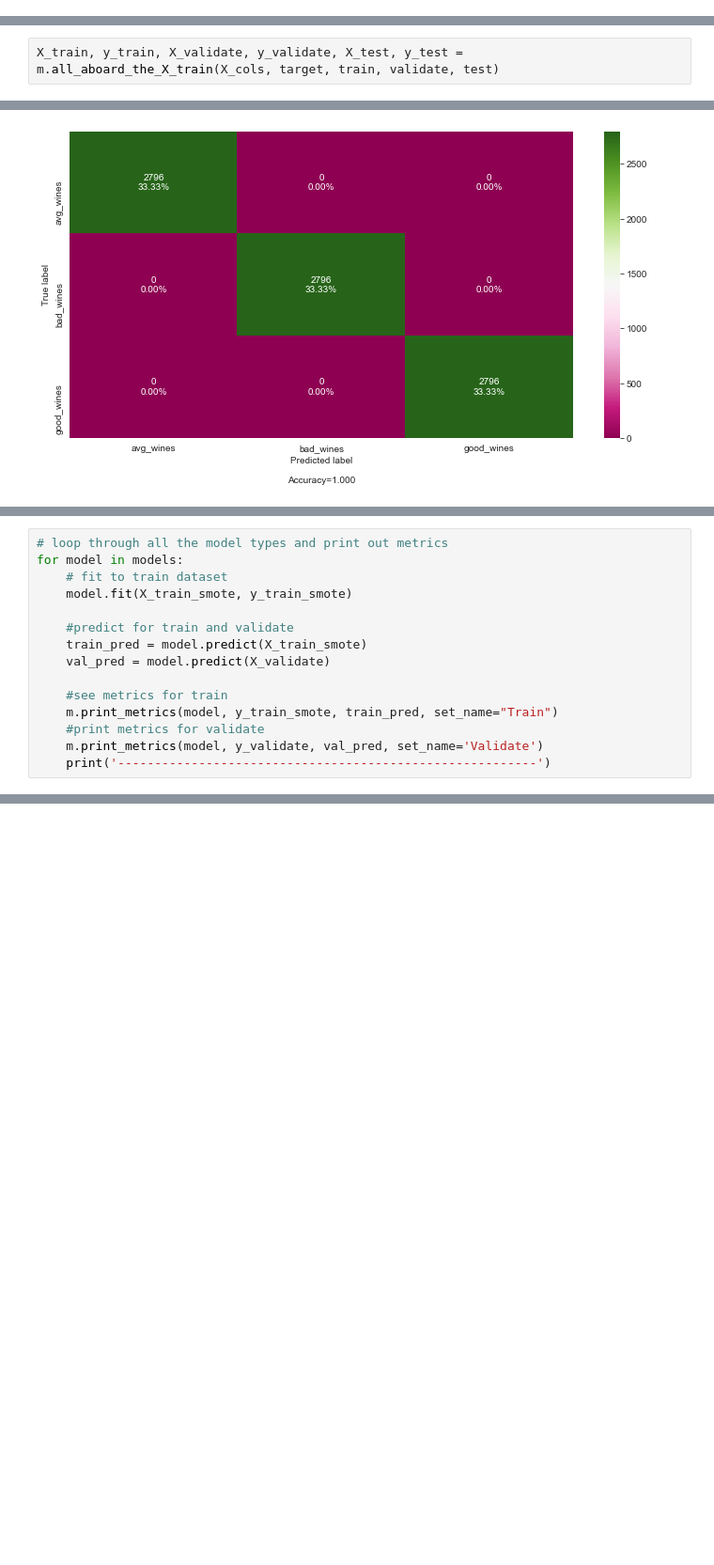
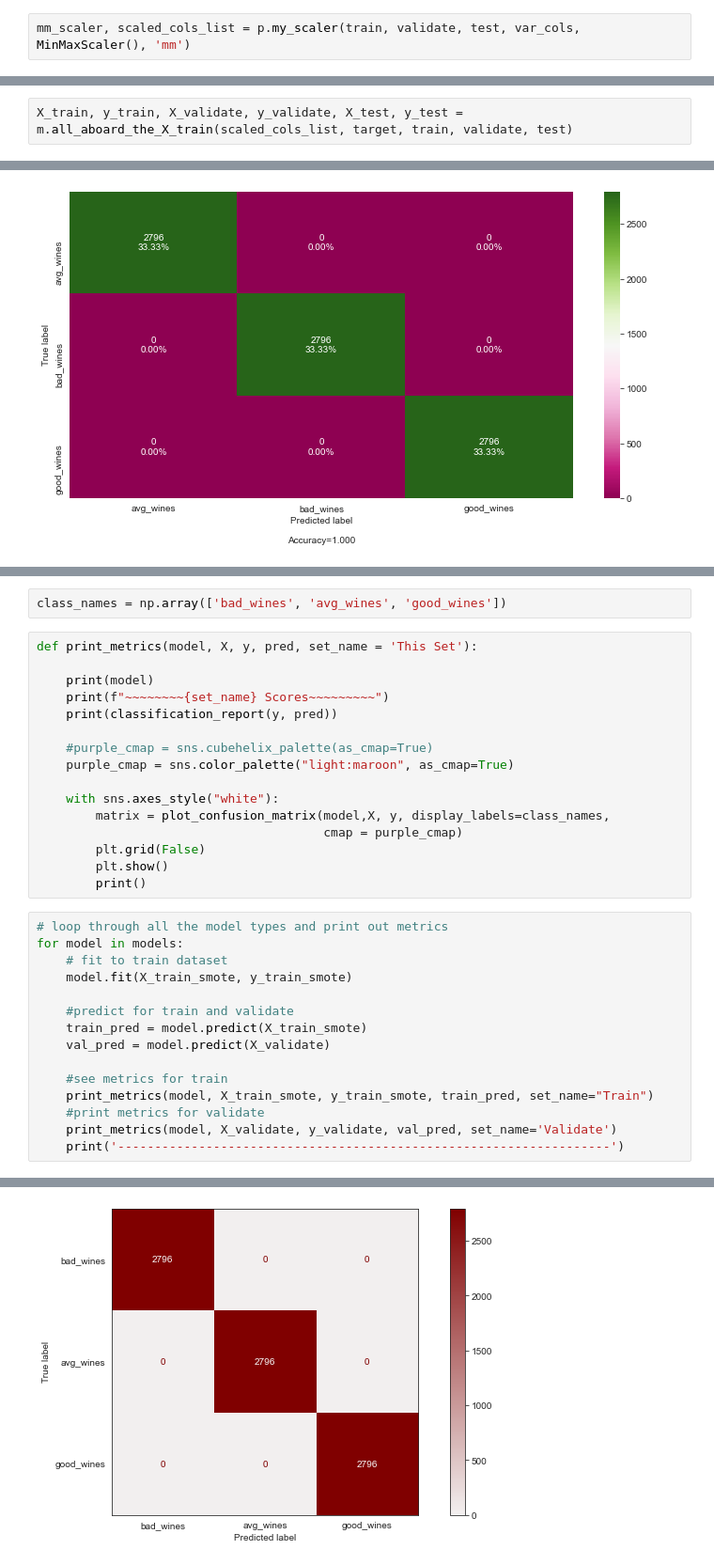
Before and after one commit to HeatherOrtegaMcMillan/in_vino_veritas, a Jupyter notebook: inital_notebook.ipynb, the cells around one changed output, grey strips where cells are left out. Shown at 94% size. Cells and saved outputs as stored; diff of their text form; blank space fills up the shorter version.

Commit message:
do a lot more in the model selection department

```diff
--- a/inital_notebook.ipynb
+++ b/inital_notebook.ipynb
@@ -680,3 +691,5 @@ var_cols = ['fixed_acidity',
  'alcohol', 'is_white']
 
 target = 'quality_bins_str'
+# %%
+mm_scaler, scaled_cols_list = p.my_scaler(train, validate, test, var_cols, MinMaxScaler(), 'mm')
@@ -690,5 +721,5 @@ X_cols = m.select_kbest(train[var_cols], train[target], 5)
 # %%
-X_train, y_train, X_validate, y_validate, X_test, y_test = m.all_aboard_the_X_train(X_cols, target, train, validate, test)
+X_train, y_train, X_validate, y_validate, X_test, y_test = m.all_aboard_the_X_train(scaled_cols_list, target, train, validate, test)
 # %%
 # Data set is imbalanced. Use SMOTE to balance out dataset and get more of the lower classes
 from imblearn.over_sampling import SMOTE
@@ -796,3 +786,21 @@ RandomForestClassifier()
+# %%
+class_names = np.array(['bad_wines', 'avg_wines', 'good_wines'])
+# %%
+def print_metrics(model, X, y, pred, set_name = 'This Set'):
+
+    print(model)
+    print(f"~~~~~~~~{set_name} Scores~~~~~~~~~")
+    print(classification_report(y, pred))
+
+    #purple_cmap = sns.cubehelix_palette(as_cmap=True)
+    purple_cmap = sns.color_palette("light:maroon", as_cmap=True)
+
+    with sns.axes_style("white"):
+        matrix = plot_confusion_matrix(model,X, y, display_labels=class_names,
+                                       cmap = purple_cmap)
+        plt.grid(False)
+        plt.show()
+        print()
 # %%
 # loop through all the model types and print out metrics
 for model in models:
@@ -804,9 +812,9 @@ for model in models:
     val_pred = model.predict(X_validate)
 
     #see metrics for train
-    m.print_metrics(model, y_train_smote, train_pred, set_name="Train")
+    print_metrics(model, X_train_smote, y_train_smote, train_pred, set_name="Train")
     #print metrics for validate
-    m.print_metrics(model, y_validate, val_pred, set_name='Validate')
-    print('---------------------------------------------------------')
+    print_metrics(model, X_validate, y_validate, val_pred, set_name='Validate')
+    print('-------------------------------------------------------------------')
 # %% [output]
 DecisionTreeClassifier()
@@ -828,0 +831 @@ weighted avg       1.00      1.00      1.00      8388
+[figure, added]
```
Also changed, not shown: parts of 54 cells of this notebook.
